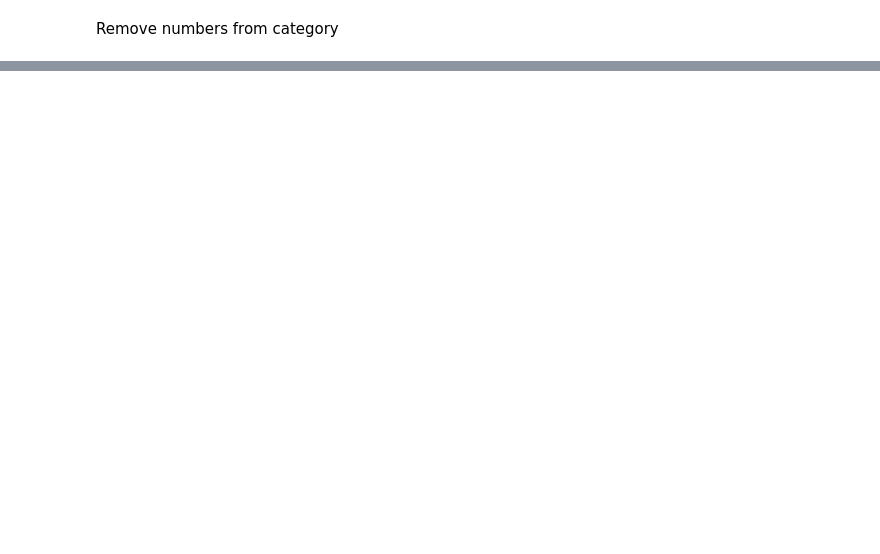
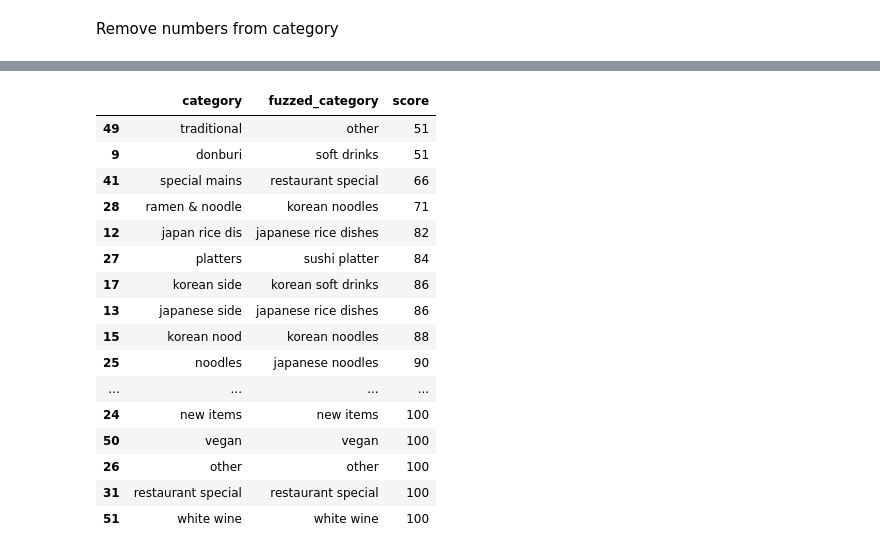
Before and after one commit to lestherll/restaurant-data-analytics, a Jupyter notebook: data_cleaning.ipynb, the cells around one changed output, grey strips where cells are left out. Drawn from its saved outputs; the diff is of its cells as text; code cells hidden in the pictures; blank space fills up the shorter version.

```diff
--- a/data_cleaning.ipynb
+++ b/data_cleaning.ipynb
@@ -548,0 +603,15 @@ df.head()
+# %%
+fuzzed = df.category.apply(
+    lambda r: process.extractOne(
+        r,
+        drinks_categories + food_categories + other,
+        # scorer=fuzz.token_set_ratio,
+    )
+).to_frame()
+fuzzed.columns = ["fuzzed_category"]
+# %%
+temp = fuzzed.explode("fuzzed_category")
+fuzzed = pd.concat([temp.iloc[::2, :], temp.iloc[1::2, :]], axis=1)
+fuzzed.columns = ["fuzzed_category", "score"]
+fuzzed["category"] = df.category
+fuzzed.head()
@@ -548,0 +667,20 @@ df.head()
+# %%
+fuzzed.groupby("category").first().reset_index().sort_values("score")
+# %% [output]
+|  | category | fuzzed_category | score |
+| 49 | traditional | other | 51 |
+| 9 | donburi | soft drinks | 51 |
+| 41 | special mains | restaurant special | 66 |
+| 28 | ramen & noodle | korean noodles | 71 |
+| 12 | japan rice dis | japanese rice dishes | 82 |
+| 27 | platters | sushi platter | 84 |
+| 17 | korean side | korean soft drinks | 86 |
+| 13 | japanese side | japanese rice dishes | 86 |
+| 15 | korean nood | korean noodles | 88 |
+| 25 | noodles | japanese noodles | 90 |
+| ... | ... | ... | ... |
+| 24 | new items | new items | 100 |
+| 50 | vegan | vegan | 100 |
+| 26 | other | other | 100 |
+| 31 | restaurant special | restaurant special | 100 |
+| 51 | white wine | white wine | 100 |
```
Also changed, not shown: parts of 37 cells of this notebook, 1 other file.
